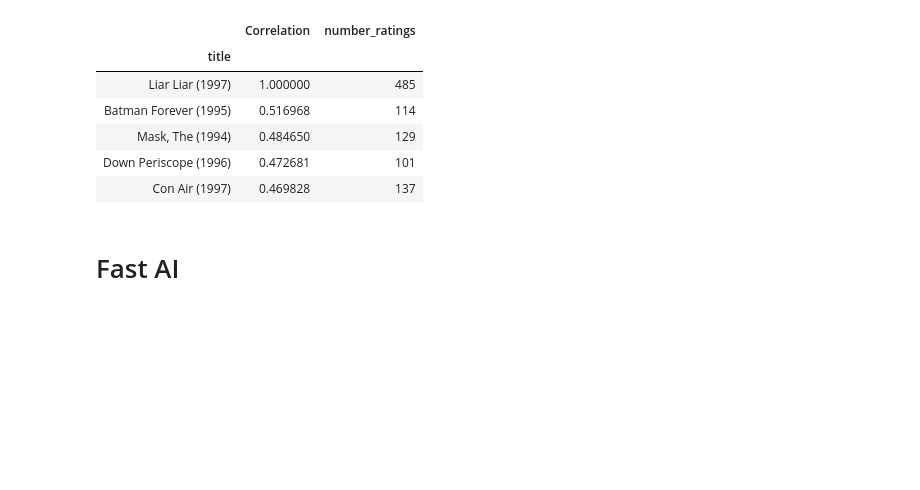
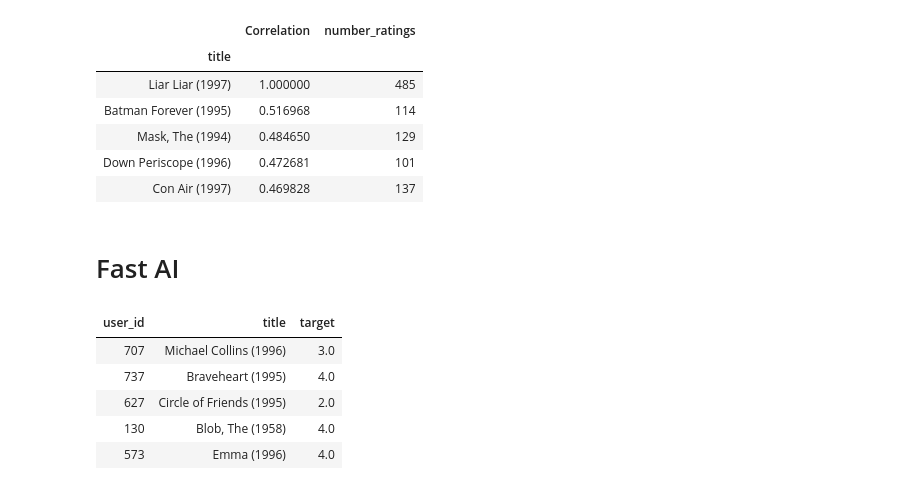
Before and after one commit to yasamanensafi/recommender_system, a Jupyter notebook: Recommender Systems.ipynb, the cells around one changed output. Cells and saved outputs as stored; diff of their text form; code cells hidden in the pictures; blank space fills up the shorter version.

```diff
--- a/Recommender Systems.ipynb
+++ b/Recommender Systems.ipynb
@@ -276,0 +281,10 @@ from fastai.collab import *
+# %%
+#show a batch of our data
+data.show_batch()
+# %% [output]
+| user_id | title | target |
+| 707 | Michael Collins (1996) | 3.0 |
+| 737 | Braveheart (1995) | 4.0 |
+| 627 | Circle of Friends (1995) | 2.0 |
+| 130 | Blob, The (1958) | 4.0 |
+| 573 | Emma (1996) | 4.0 |
```
Also changed, not shown: parts of 22 cells of this notebook.
